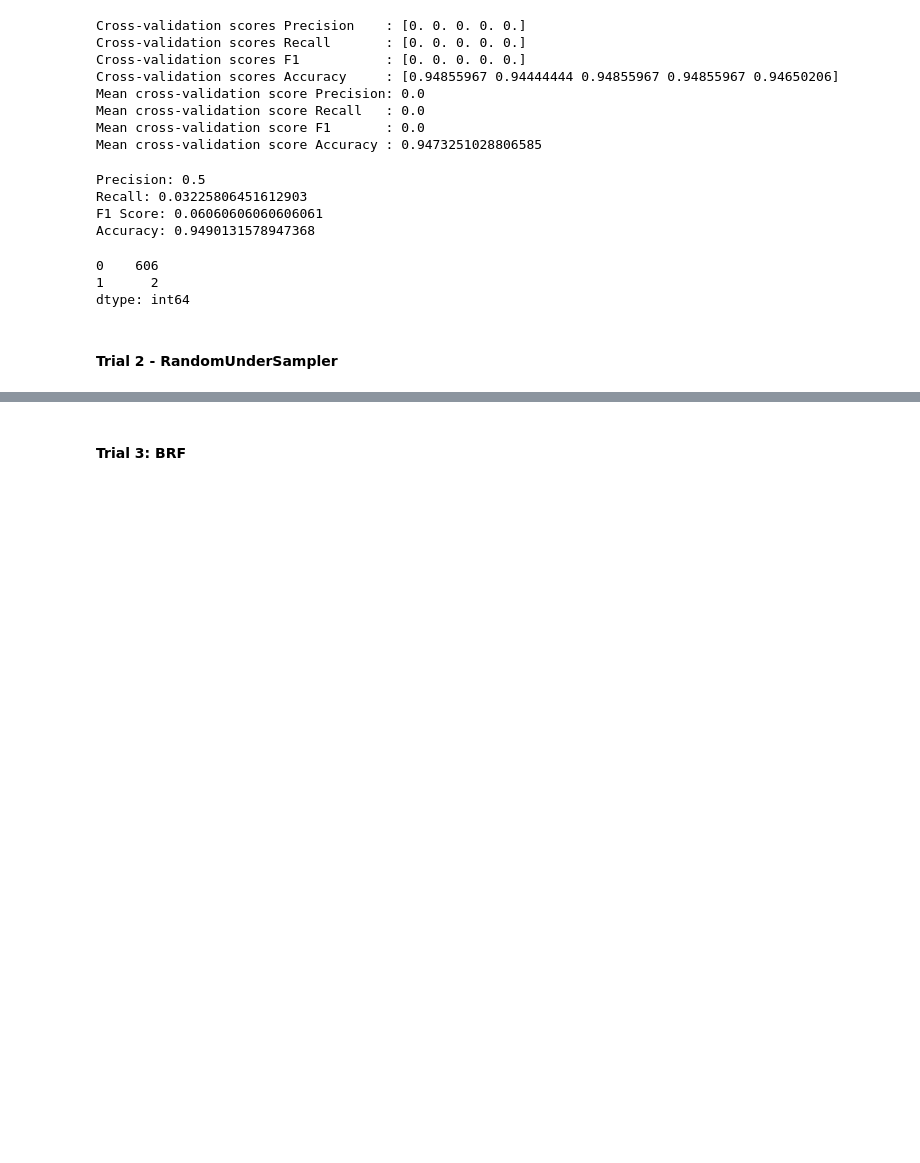
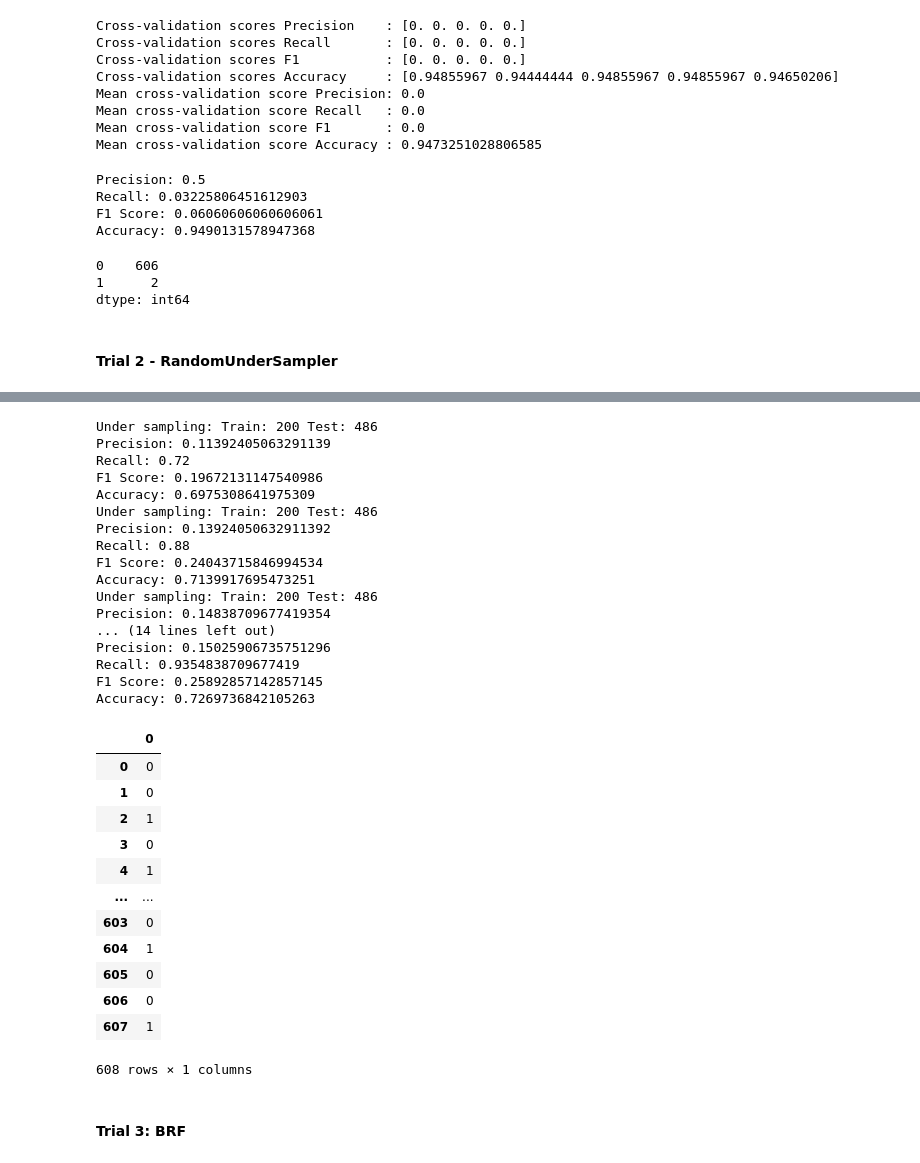
Before and after one commit to navikannur/CKD_Multimodal_Thesis, a Jupyter notebook: Multimodal_refined.ipynb, the cells around one changed output, grey strips where cells are left out. Cells and saved outputs as stored; diff of their text form; code cells hidden in the pictures; blank space fills up the shorter version.

```diff
--- a/Multimodal_refined.ipynb
+++ b/Multimodal_refined.ipynb
@@ -529,4 +529,74 @@ Accuracy: 0.7236842105263158
 dtype: int64
+# %%
+def cross_val_with_sampling(clf, X,y, resampling = None):
+    from sklearn.model_selection import StratifiedKFold
+
+    X = X.values
+    y = y.values
+
+    kfold = StratifiedKFold(n_splits=5, shuffle=True, random_state=42)
+
+    for train_index, test_index in kfold.split(X, y):
+        X_train, X_test = X[train_index], X[test_index]
+        y_train, y_test = y[train_index], y[test_index]
+
+        if resampling == None:
+            print("No resampling: Train:", y_train.shape[0] , "Test:", y_test.shape[0])
+        elif (resampling.lower() == 'under'):
+            sampler = RandomUnderSampler(random_state=42)
+            X_train, y_train = sampler.fit_resample(X_train, y_train)
+            print("Under sampling: Train:", y_train.shape[0] , "Test:", y_test.shape[0])
+        elif (resamplg.lower() == 'over'):
+            sampler = SMOTE(random_state=42)
+            X_train, y_train = sampler.fit_resample(X_train, y_train)
+            print("Over sampling: Train:", y_train.shape[0] , "Test:", y_test.shape[0])
+
+        clf.fit(X_train, y_train)
+        y_pred_validation = evaluationTest(clf, X_test, y_test)
+
+    return clf, y_pred_validation
+# %%
+X = merged_table_filtered.drop(['ckd','icustay_id'],axis=1)
+y = merged_table_filtered['ckd']
+# %%
+X_train, X_test, y_train, y_test = train_test_split(X, y, test_size=0.20, stratify=y, random_state=42)
+X_onehot_train = pd.get_dummies(X_train)
+X_onehot_test = pd.get_dummies(X_test)
+
+rf_1, y_val = cross_val_with_sampling(rf_ros, X_onehot_train,y_train, resampling = "under")
+print("----------------------TEST-------------------------------------")
+evaluationTest(rf_1, X_onehot_test, y_test)
+# %% [output]
+Under sampling: Train: 200 Test: 486
+Precision: 0.11392405063291139
+Recall: 0.72
+F1 Score: 0.19672131147540986
+Accuracy: 0.6975308641975309
+Under sampling: Train: 200 Test: 486
+Precision: 0.13924050632911392
+Recall: 0.88
+F1 Score: 0.24043715846994534
+Accuracy: 0.7139917695473251
+Under sampling: Train: 200 Test: 486
+Precision: 0.14838709677419354
+... (14 lines left out)
+Precision: 0.15025906735751296
+Recall: 0.9354838709677419
+F1 Score: 0.25892857142857145
+Accuracy: 0.7269736842105263
+|  | 0 |
+| 0 | 0 |
+| 1 | 0 |
+| 2 | 1 |
+| 3 | 0 |
+| 4 | 1 |
+| ... | ... |
+| 603 | 0 |
+| 604 | 1 |
+| 605 | 0 |
+| 606 | 0 |
+| 607 | 1 |
+608 rows × 1 columns
 # %% [markdown]
 #### Trial 3: BRF
 # %%
```
Also changed, not shown: parts of 40 cells of this notebook.
